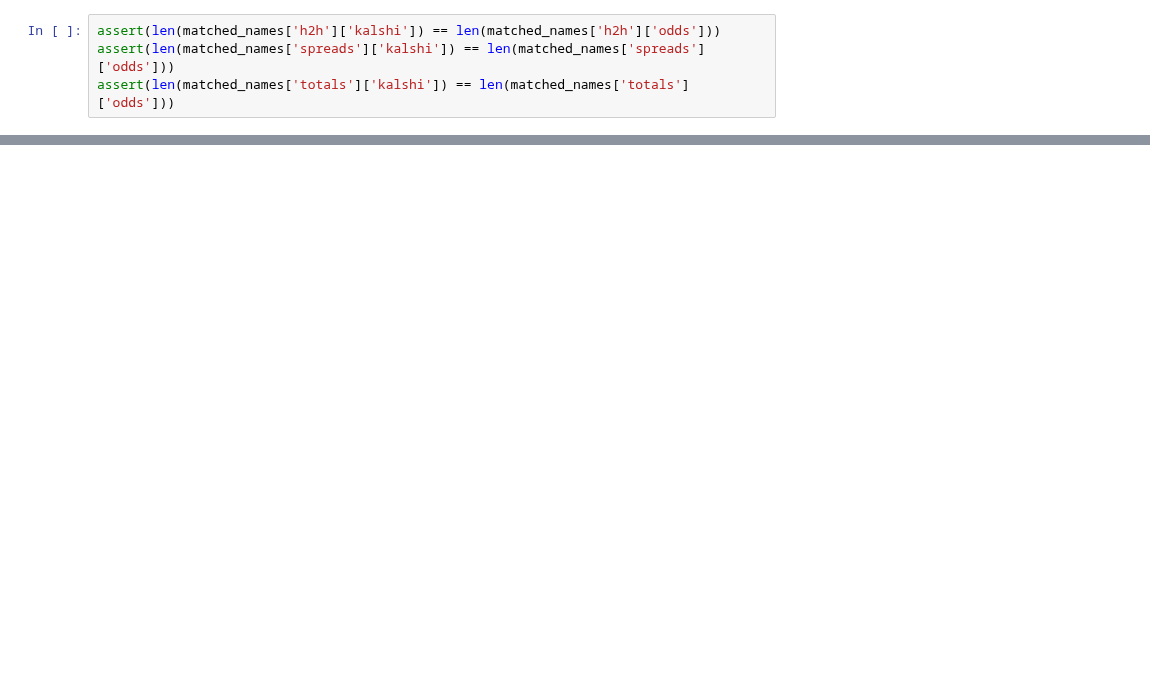
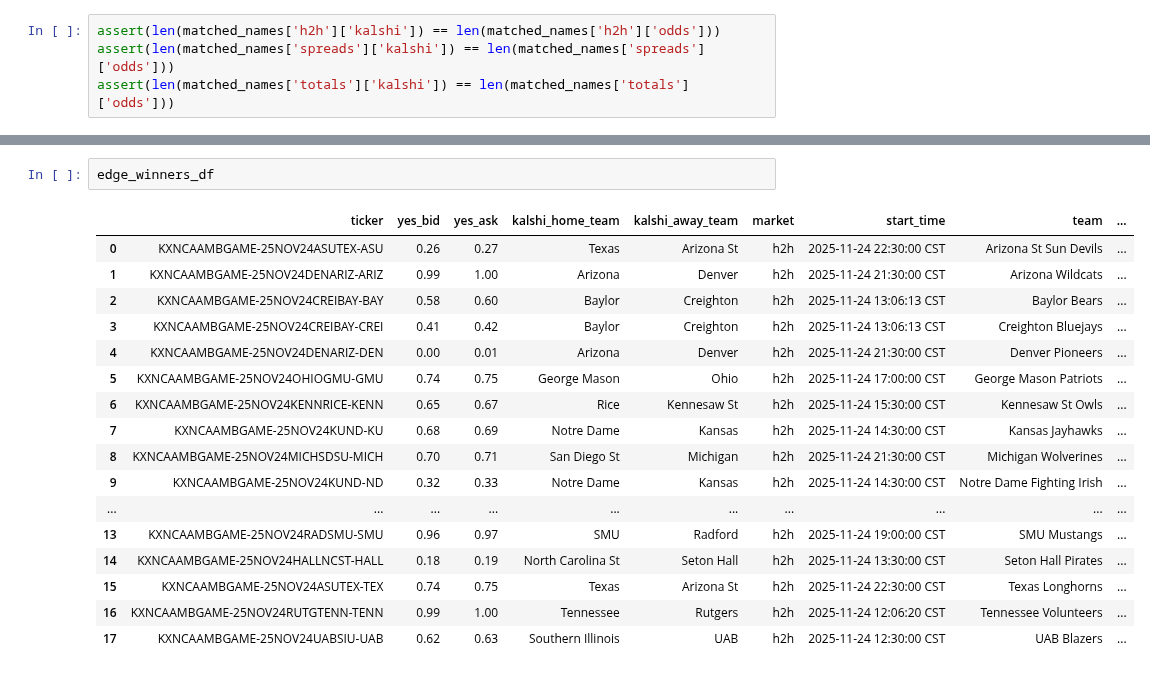
Before and after one commit to bassuaz24/kalshi_bets, a Jupyter notebook: jupyter_archive/data_analysis.ipynb, the cells around one changed output, grey strips where cells are left out. Saved outputs shown, nothing was run; the diff lists cells and outputs as text; blank space fills up the shorter version.

```diff
--- a/jupyter_archive/data_analysis.ipynb
+++ b/jupyter_archive/data_analysis.ipynb
@@ -387,6 +388,26 @@ profit = (1 - edge_winners_df['yes_bid']) *  num_contracts - trading_cost
 edge_winners_df['profit'] = profit
 edge_winners_df['ev'] = (profit * edge_winners_df['avg_fair_prb'] - edge_winners_df['optimal_bet'] * (1 - edge_winners_df['avg_fair_prb'])).round(2)
 filtered_winners_df = edge_winners_df.loc[edge_winners_df['ev'] > 0].reset_index(drop=True)
+# %%
+edge_winners_df
+# %% [output]
+|  | ticker | yes_bid | yes_ask | kalshi_home_team | kalshi_away_team | market | start_time | team | ... |
+| 0 | KXNCAAMBGAME-25NOV24ASUTEX-ASU | 0.26 | 0.27 | Texas | Arizona St | h2h | 2025-11-24 22:30:00 CST | Arizona St Sun Devils | ... |
+| 1 | KXNCAAMBGAME-25NOV24DENARIZ-ARIZ | 0.99 | 1.00 | Arizona | Denver | h2h | 2025-11-24 21:30:00 CST | Arizona Wildcats | ... |
+| 2 | KXNCAAMBGAME-25NOV24CREIBAY-BAY | 0.58 | 0.60 | Baylor | Creighton | h2h | 2025-11-24 13:06:13 CST | Baylor Bears | ... |
+| 3 | KXNCAAMBGAME-25NOV24CREIBAY-CREI | 0.41 | 0.42 | Baylor | Creighton | h2h | 2025-11-24 13:06:13 CST | Creighton Bluejays | ... |
+| 4 | KXNCAAMBGAME-25NOV24DENARIZ-DEN | 0.00 | 0.01 | Arizona | Denver | h2h | 2025-11-24 21:30:00 CST | Denver Pioneers | ... |
+| 5 | KXNCAAMBGAME-25NOV24OHIOGMU-GMU | 0.74 | 0.75 | George Mason | Ohio | h2h | 2025-11-24 17:00:00 CST | George Mason Patriots | ... |
+| 6 | KXNCAAMBGAME-25NOV24KENNRICE-KENN | 0.65 | 0.67 | Rice | Kennesaw St | h2h | 2025-11-24 15:30:00 CST | Kennesaw St Owls | ... |
+| 7 | KXNCAAMBGAME-25NOV24KUND-KU | 0.68 | 0.69 | Notre Dame | Kansas | h2h | 2025-11-24 14:30:00 CST | Kansas Jayhawks | ... |
+| 8 | KXNCAAMBGAME-25NOV24MICHSDSU-MICH | 0.70 | 0.71 | San Diego St | Michigan | h2h | 2025-11-24 21:30:00 CST | Michigan Wolverines | ... |
+| 9 | KXNCAAMBGAME-25NOV24KUND-ND | 0.32 | 0.33 | Notre Dame | Kansas | h2h | 2025-11-24 14:30:00 CST | Notre Dame Fighting Irish | ... |
+| ... | ... | ... | ... | ... | ... | ... | ... | ... | ... |
+| 13 | KXNCAAMBGAME-25NOV24RADSMU-SMU | 0.96 | 0.97 | SMU | Radford | h2h | 2025-11-24 19:00:00 CST | SMU Mustangs | ... |
+| 14 | KXNCAAMBGAME-25NOV24HALLNCST-HALL | 0.18 | 0.19 | North Carolina St | Seton Hall | h2h | 2025-11-24 13:30:00 CST | Seton Hall Pirates | ... |
+| 15 | KXNCAAMBGAME-25NOV24ASUTEX-TEX | 0.74 | 0.75 | Texas | Arizona St | h2h | 2025-11-24 22:30:00 CST | Texas Longhorns | ... |
+| 16 | KXNCAAMBGAME-25NOV24RUTGTENN-TENN | 0.99 | 1.00 | Tennessee | Rutgers | h2h | 2025-11-24 12:06:20 CST | Tennessee Volunteers | ... |
+| 17 | KXNCAAMBGAME-25NOV24UABSIU-UAB | 0.62 | 0.63 | Southern Illinois | UAB | h2h | 2025-11-24 12:30:00 CST | UAB Blazers | ... |
 # %%
 filtered_winners_df
 # %% [output]
```
Also changed, not shown: parts of 16 cells of this notebook.
